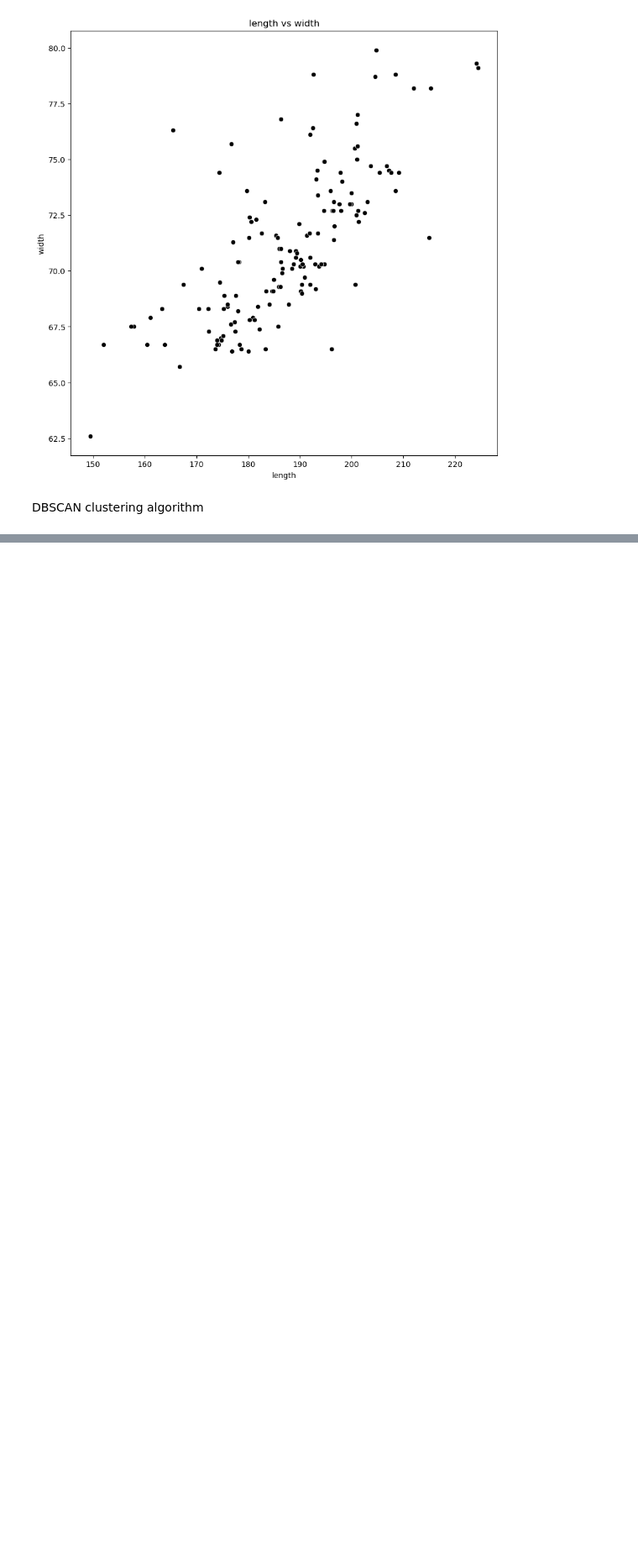
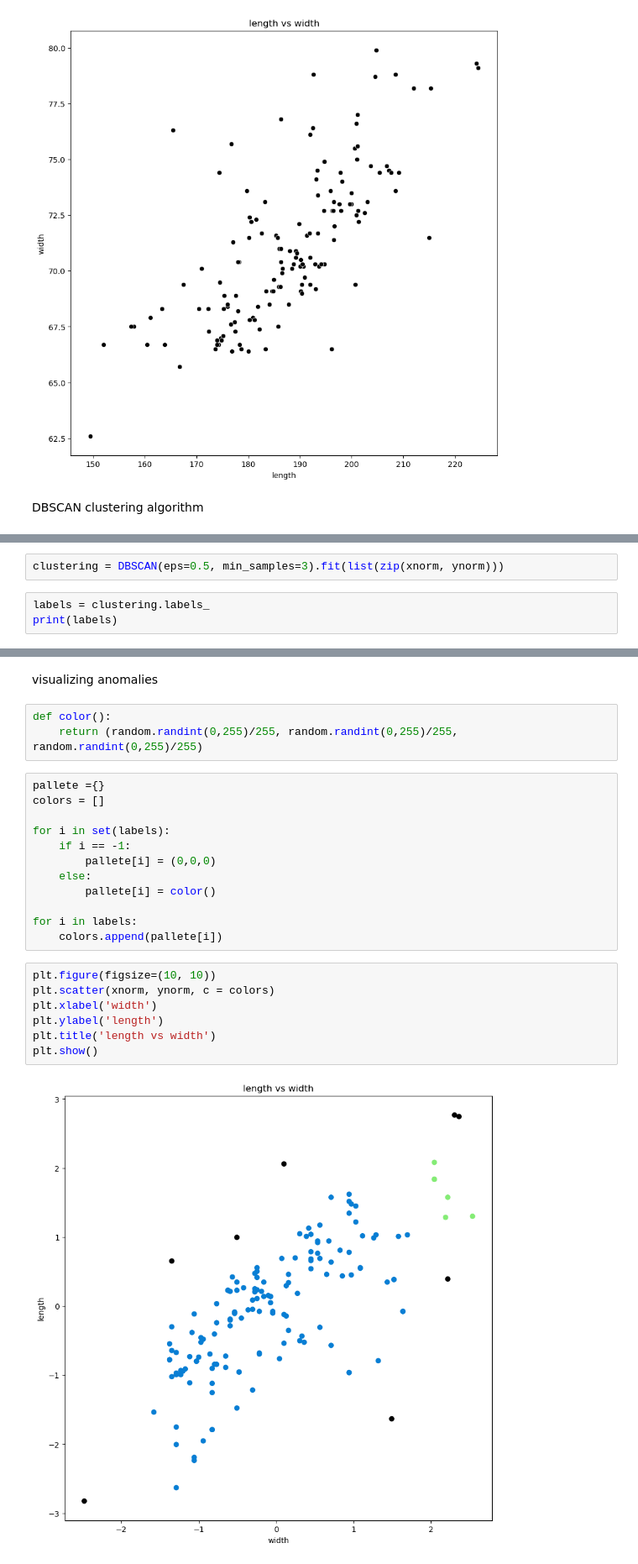
Before and after one commit to churkenberg/primary_data_processing, a Jupyter notebook: clearing.ipynb, the cells around one changed output, grey strips where cells are left out. Shown at 84% size. Saved outputs shown, nothing was run; the diff lists cells and outputs as text; blank space fills up the shorter version.

```diff
--- a/clearing.ipynb
+++ b/clearing.ipynb
@@ -240,0 +260,5 @@ DBSCAN clustering algorithm
+# %%
+clustering = DBSCAN(eps=0.5, min_samples=3).fit(list(zip(xnorm, ynorm)))
+# %%
+labels = clustering.labels_
+print(labels)
@@ -240,0 +273,26 @@ DBSCAN clustering algorithm
+# %% [markdown]
+visualizing anomalies
+# %%
+def color():
+    return (random.randint(0,255)/255, random.randint(0,255)/255, random.randint(0,255)/255)
+# %%
+pallete ={}
+colors = []
+
+for i in set(labels):
+    if i == -1:
+        pallete[i] = (0,0,0)
+    else:
+        pallete[i] = color()
+
+for i in labels:
+    colors.append(pallete[i])
+# %%
+plt.figure(figsize=(10, 10))
+plt.scatter(xnorm, ynorm, c = colors)
+plt.xlabel('width')
+plt.ylabel('length')
+plt.title('length vs width')
+plt.show()
+# %% [output]
+[figure, added]
```
Also changed, not shown: parts of 5 cells of this notebook.
